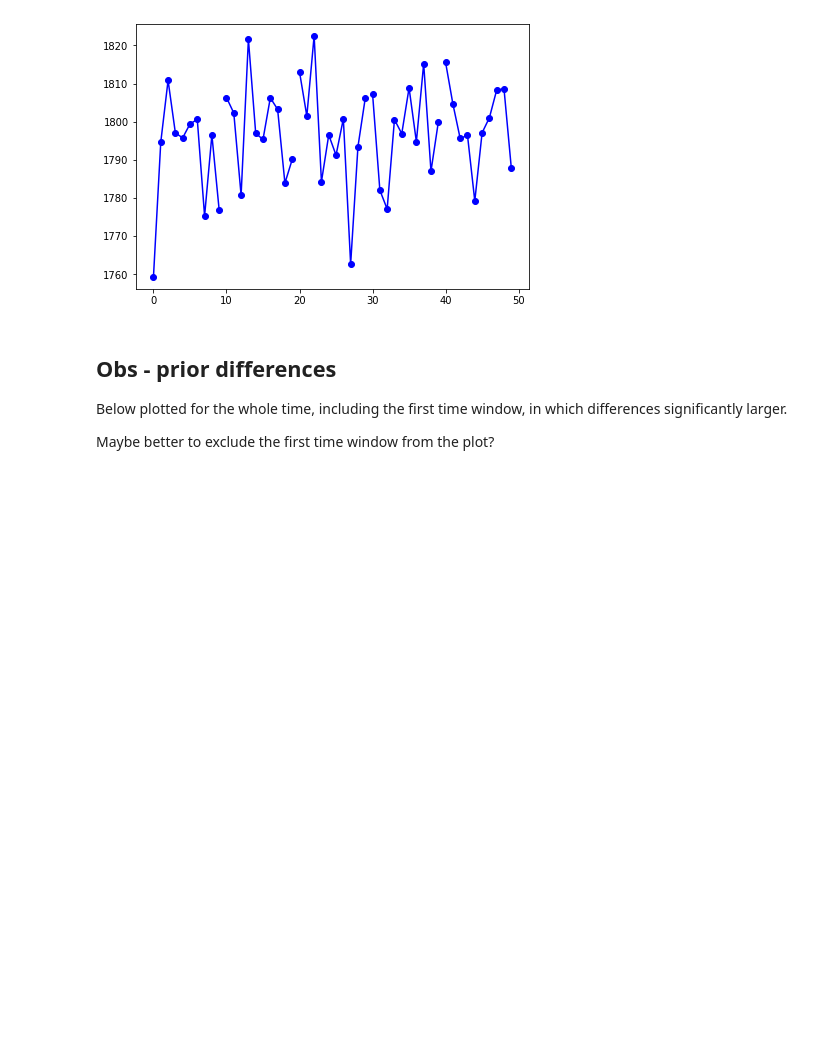
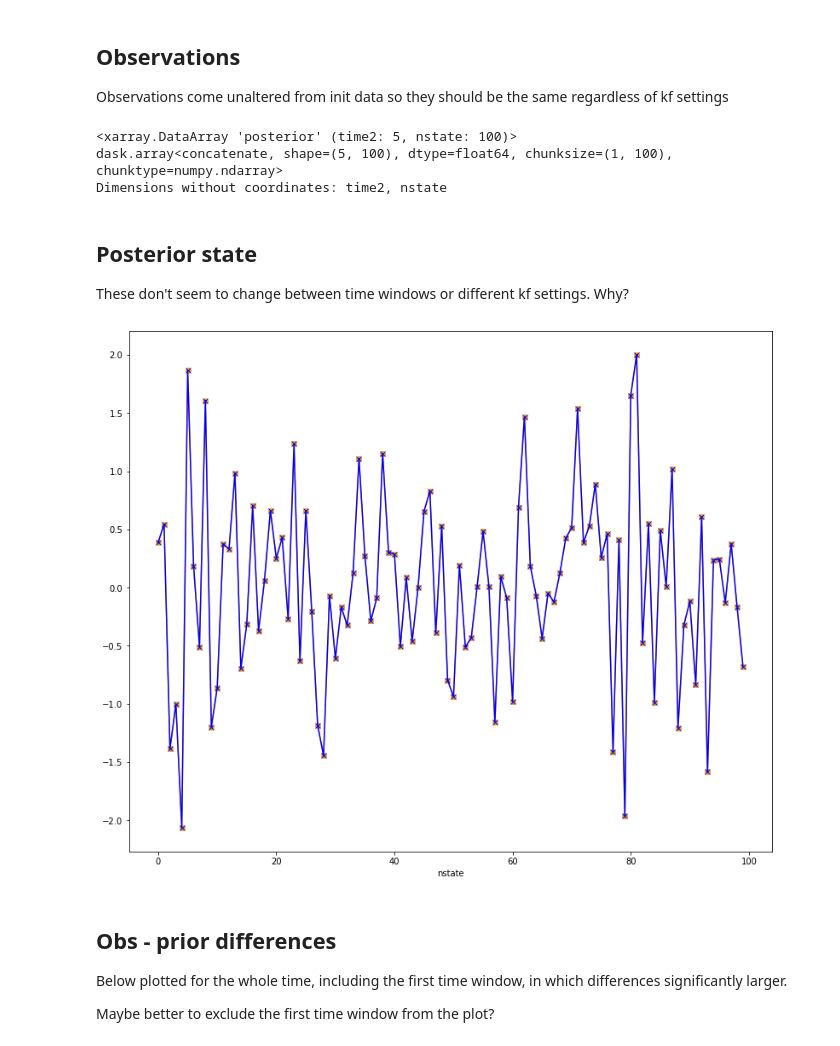
Before and after one commit to AkiTsuruta/MI-AIM, a Jupyter notebook: kf_plots.ipynb, the cells around one changed output. Cells and saved outputs as stored; diff of their text form; code cells hidden in the pictures; blank space fills up the shorter version.

Commit message:
working with kf data

```diff
--- a/kf_plots.ipynb
+++ b/kf_plots.ipynb
@@ -44,16 +44,40 @@ R_s = [] # observation error covariance matrices
 #     B_s.append(data["prior_cov"])
 #     A_s.append(data["posterior_cov"])
 #     R_s.append(data["obs_unc"])
+# %% [markdown]
+Observations
+---------------------
+Observations come unaltered from init data so they should be the same regardless of kf settings
 # %%
-data = bl_t[1]
+dat = np_t[1]
+print(dat["posterior"])
 
-# Observations from init data so they should be the same regardless of kf settings
-
-fig, ax = plt.subplots(layout = 'constrained')
-ax.plot(data["time"], data["obs"].transpose(), color = 'blue', marker = 'o')
-plt.show()
+# fig, ax = plt.subplots(layout = 'constrained')
+# ax.plot(data["time"], data["obs"].transpose(), color = 'blue', marker = 'o')
+# plt.show()
 # %% [output]
-[figure, removed]
+<xarray.DataArray 'posterior' (time2: 5, nstate: 100)>
+dask.array<concatenate, shape=(5, 100), dtype=float64, chunksize=(1, 100), chunktype=numpy.ndarray>
+Dimensions without coordinates: time2, nstate
+# %% [markdown]
+Posterior state
+----------------
+
+These don't seem to change between time windows or different kf settings. Why?
+# %%
+s = 1 # simulation number is s+1
+
+dat1 = np_t[s].posterior
+dat2 = bl_t[s].posterior
+
+fig, ax = plt.subplots(layout = 'constrained', figsize = (11,9))
+ax.plot(dat1.nstate, dat1[4,:].values, marker = 'o', color = 'orange')
+ax.plot(dat2.nstate, dat2[4,:].values, marker = 'x', color = 'blue')
+ax.set_xlabel("nstate")
+
+plt.show()
+# %% [output]
+[figure, added]
 # %% [markdown]
 
 Obs - prior differences
```
Also changed, not shown: parts of 4 cells of this notebook, 4 other files.
